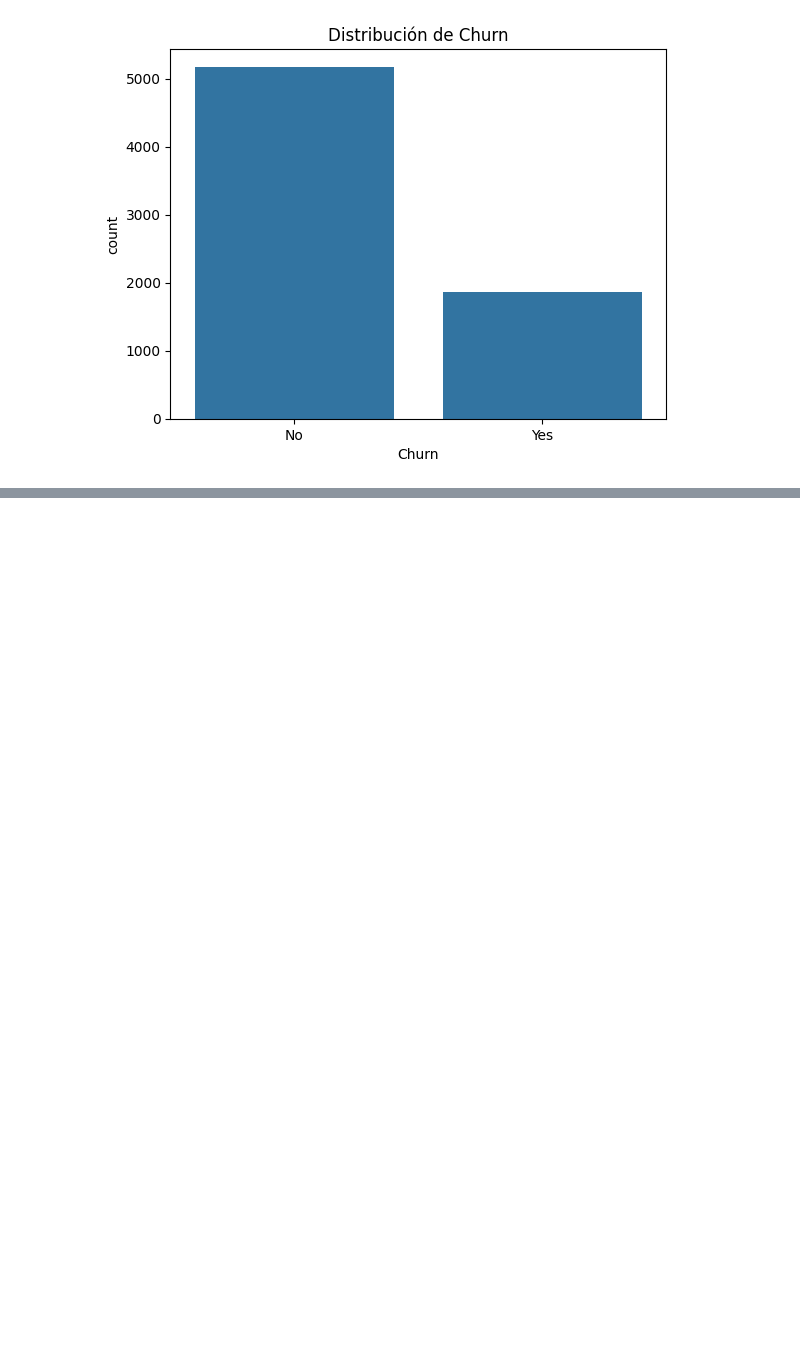
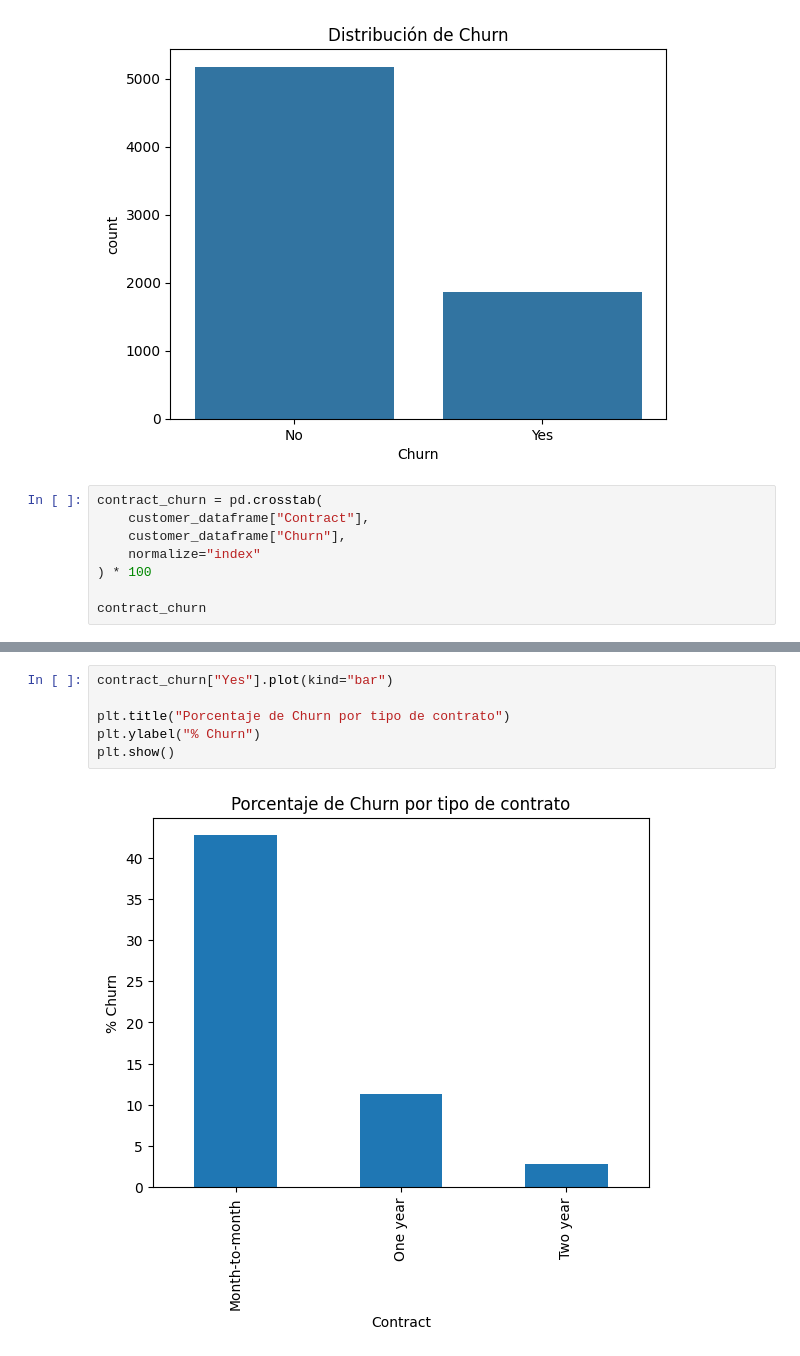
Before and after one commit to MoroniAg/DataScienceProjects, a Jupyter notebook: customer_churn_project/customer_churn.ipynb, the cells around one changed output, grey strips where cells are left out. Drawn from its saved outputs; the diff is of its cells as text; blank space fills up the shorter version.

```diff
--- a/customer_churn_project/customer_churn.ipynb
+++ b/customer_churn_project/customer_churn.ipynb
@@ -451,3 +451,11 @@ plt.title("Distribución de Churn")
 plt.show()
 # %% [output]
 [figure]
+# %%
+contract_churn = pd.crosstab(
+    customer_dataframe["Contract"],
+    customer_dataframe["Churn"],
+    normalize="index"
+) * 100
+
+contract_churn
@@ -453,0 +468,8 @@ plt.show()
+# %%
+contract_churn["Yes"].plot(kind="bar")
+
+plt.title("Porcentaje de Churn por tipo de contrato")
+plt.ylabel("% Churn")
+plt.show()
+# %% [output]
+[figure, added]
```
Also changed, not shown: parts of 7 cells of this notebook.
